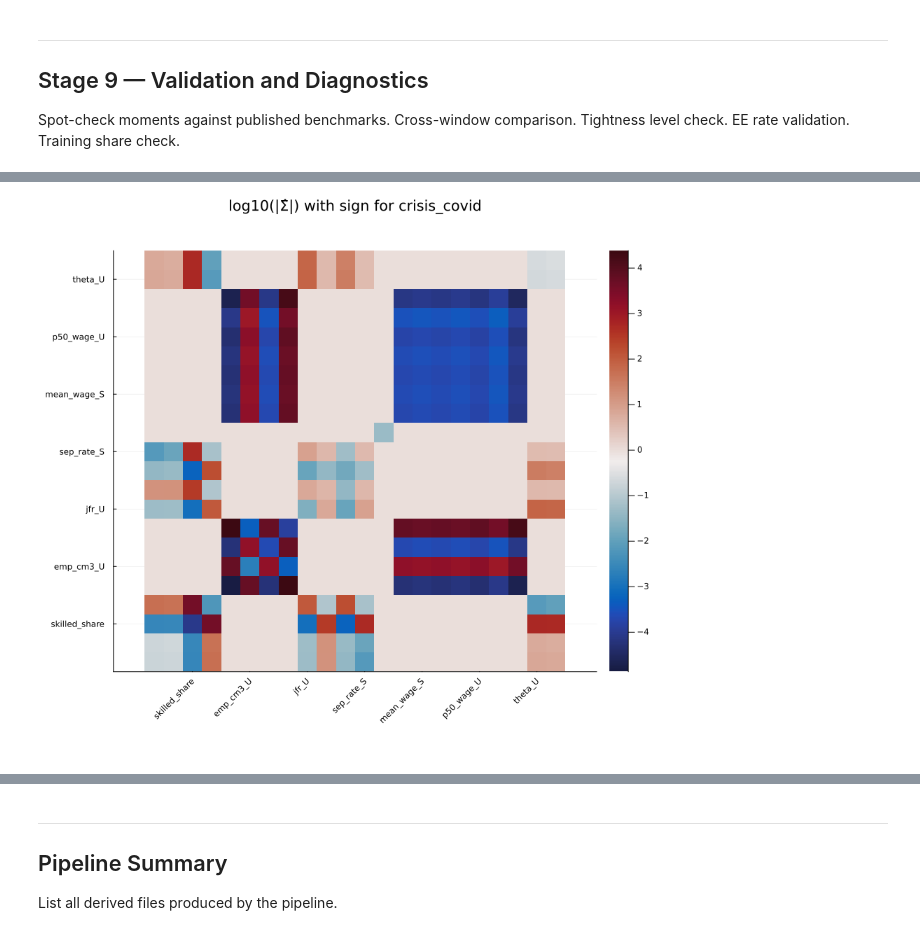
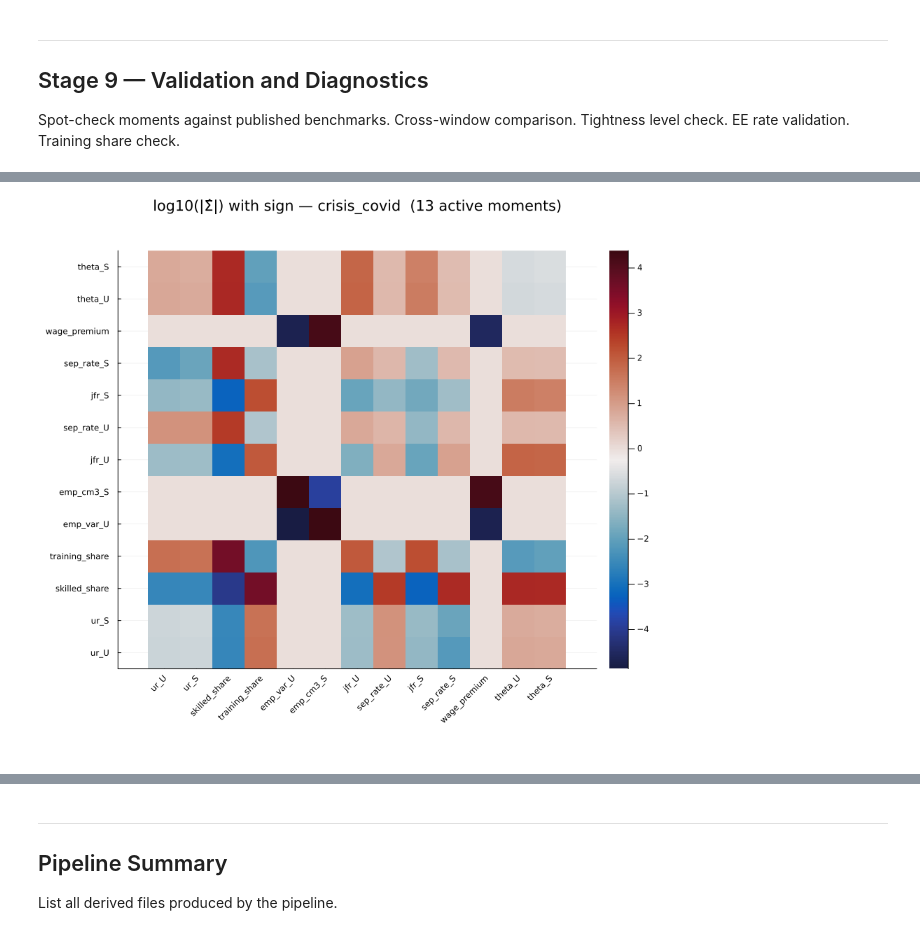
Before and after one commit to RamziChariag/DMP_labour_market_choice, a Jupyter notebook: code/notebooks/data_pipeline_v6.ipynb, the cells around one changed output, grey strips where cells are left out. Saved outputs shown, nothing was run; the diff lists cells and outputs as text; code cells hidden in the pictures.

Commit message:
added moment skips for highly correlated moments

```diff
--- a/code/notebooks/data_pipeline_v6.ipynb
+++ b/code/notebooks/data_pipeline_v6.ipynb
@@ -2369,7 +2468,7 @@ function run_validation(all_moments, all_sigma)
 
     # ── 1. Moment values across windows ───────────────────────────
     println("\n── 1. Moments across windows ──")
-    # Build a wide table
+    # Build a wide table (all 22 moments from the moments CSV, not just active ones)
     wide = DataFrame(moment = [string(m) for m in MOMENT_NAMES])
     for wname in [:base_fc, :crisis_fc, :base_covid, :crisis_covid]
         haskey(all_moments, wname) || continue
@@ -2377,6 +2476,13 @@ function run_validation(all_moments, all_sigma)
         wide[!, string(wname)] = mdf.value
     end
     display(wide)
+
+    # Show which moments are currently active vs skipped
+    if !isempty(SKIP_MOMENTS)
+        println("\nSkipped moments: ", join(string.(SKIP_MOMENTS), ", "))
+        println("Active moments (", length(ACTIVE_MOMENTS), "): ",
+                join(string.(ACTIVE_MOMENTS), ", "))
+    end
 
     # ── 2. Sanity checks with published benchmarks ────────────────
     println("\n── 2. Benchmark comparisons ──")
@@ -2509,26 +2618,27 @@ END VALIDATION REPORT
 # %%
 using DataFrames, CSV, LinearAlgebra
 using Plots
 using StatsPlots
 
 wname = first(keys(all_sigma))   # or pick a specific window symbol
 Sigma = all_sigma[wname]
 eps0 = 1e-20
 Sigma_log = sign.(Sigma) .* log10.(abs.(Sigma) .+ eps0)
 
+# Axis labels use ACTIVE_MOMENTS so they match the subsetted Sigma
 p = heatmap(
-    string.(MOMENT_NAMES), string.(MOMENT_NAMES), Sigma_log;
+    string.(ACTIVE_MOMENTS), string.(ACTIVE_MOMENTS), Sigma_log;
     aspect_ratio = 1,
-    cmap = :balance,
-    colorbar = true,
-    title = "log10(|Σ̂|) with sign for $(wname)",
-    xrotation = 45,
-    yrotation = 0,
-    size = (900, 800)
+    cmap         = :balance,
+    colorbar     = true,
+    title        = "log10(|Σ̂|) with sign — $(wname)  ($(length(ACTIVE_MOMENTS)) active moments)",
+    xrotation    = 45,
+    yrotation    = 0,
+    size         = (900, 800)
 )
 display(p)
 # %% [output]
-[figure, old version]
+[figure, new version]
 # %%
 using DataFrames, Statistics
 
```
Also changed, not shown: parts of 14 cells of this notebook, 8 other files.
